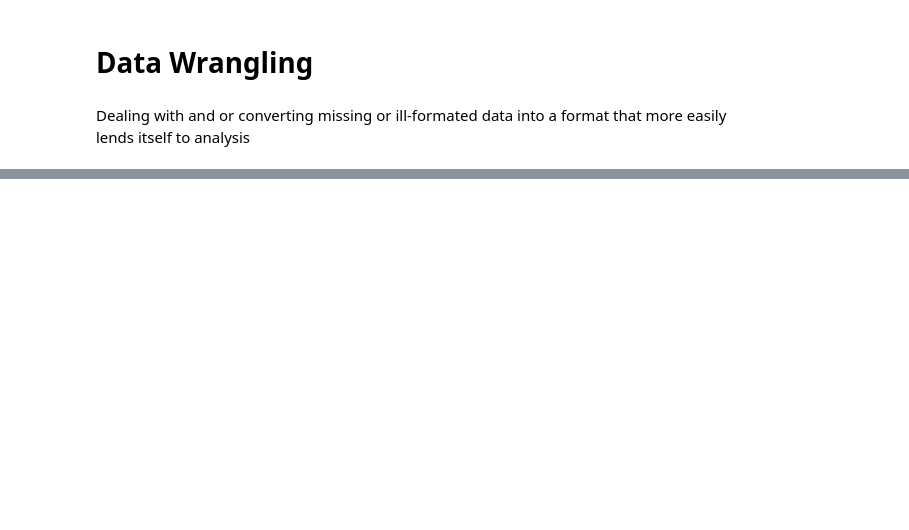
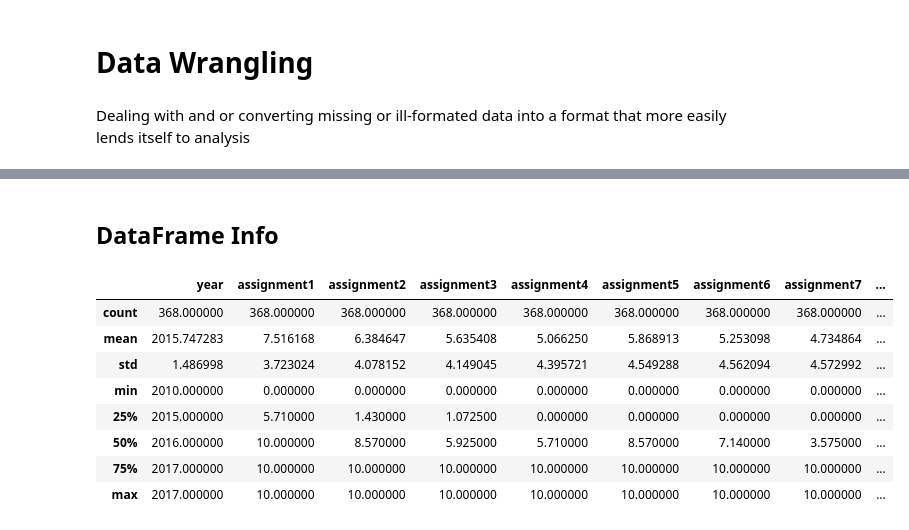
Before and after one commit to jonathanalmd/MLUndergradGrades-UnB-Data, a Jupyter notebook: data-wrangling.ipynb, the cells around one changed output, grey strips where cells are left out. Cells and saved outputs as stored; diff of their text form; code cells hidden in the pictures; blank space fills up the shorter version.

```diff
--- a/data-wrangling.ipynb
+++ b/data-wrangling.ipynb
@@ -64,0 +101,14 @@ wrangle('2017_2')
+# %% [markdown]
+## DataFrame Info
+# %%
+students_df_2017_1.describe()
+# %% [output]
+|  | year | assignment1 | assignment2 | assignment3 | assignment4 | assignment5 | assignment6 | assignment7 | ... |
+| count | 368.000000 | 368.000000 | 368.000000 | 368.000000 | 368.000000 | 368.000000 | 368.000000 | 368.000000 | ... |
+| mean | 2015.747283 | 7.516168 | 6.384647 | 5.635408 | 5.066250 | 5.868913 | 5.253098 | 4.734864 | ... |
+| std | 1.486998 | 3.723024 | 4.078152 | 4.149045 | 4.395721 | 4.549288 | 4.562094 | 4.572992 | ... |
+| min | 2010.000000 | 0.000000 | 0.000000 | 0.000000 | 0.000000 | 0.000000 | 0.000000 | 0.000000 | ... |
+| 25% | 2015.000000 | 5.710000 | 1.430000 | 1.072500 | 0.000000 | 0.000000 | 0.000000 | 0.000000 | ... |
+| 50% | 2016.000000 | 10.000000 | 8.570000 | 5.925000 | 5.710000 | 8.570000 | 7.140000 | 3.575000 | ... |
+| 75% | 2017.000000 | 10.000000 | 10.000000 | 10.000000 | 10.000000 | 10.000000 | 10.000000 | 10.000000 | ... |
+| max | 2017.000000 | 10.000000 | 10.000000 | 10.000000 | 10.000000 | 10.000000 | 10.000000 | 10.000000 | ... |
```
Also changed, not shown: parts of 26 cells of this notebook, 2 other files.
